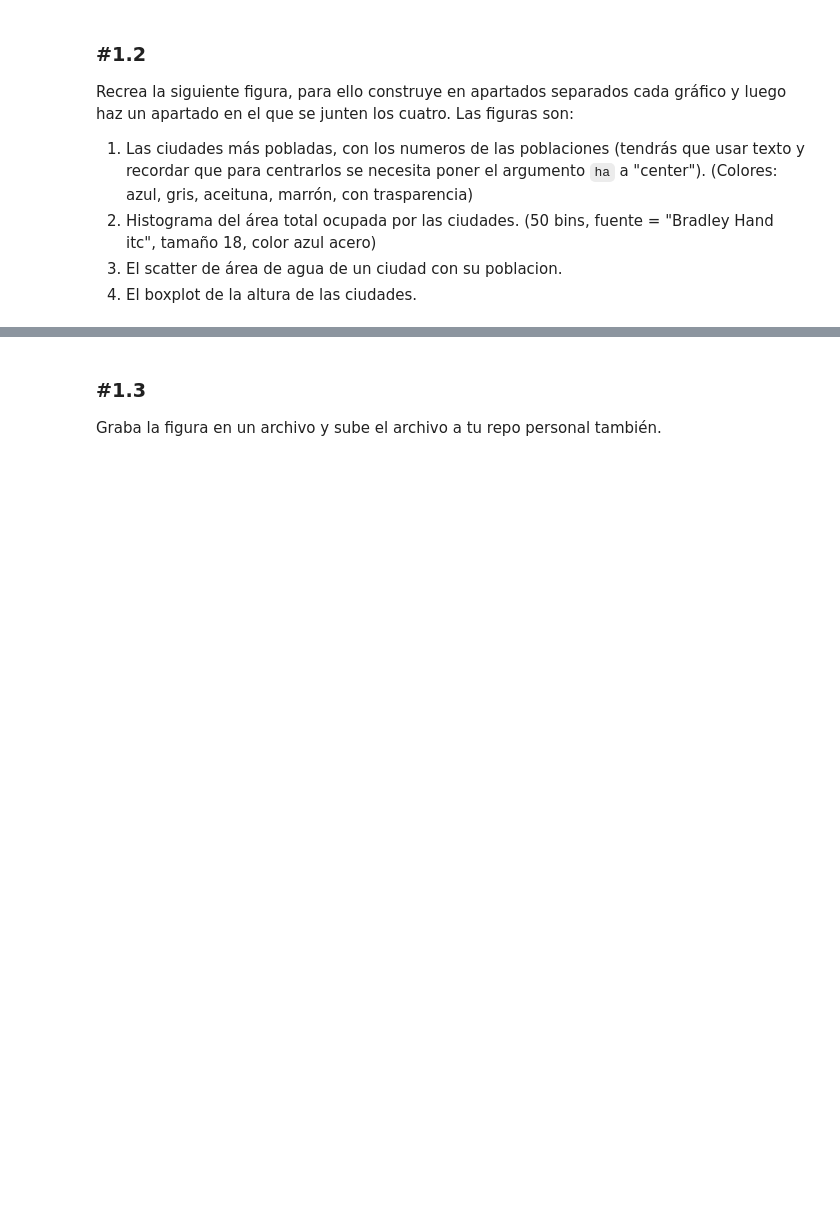
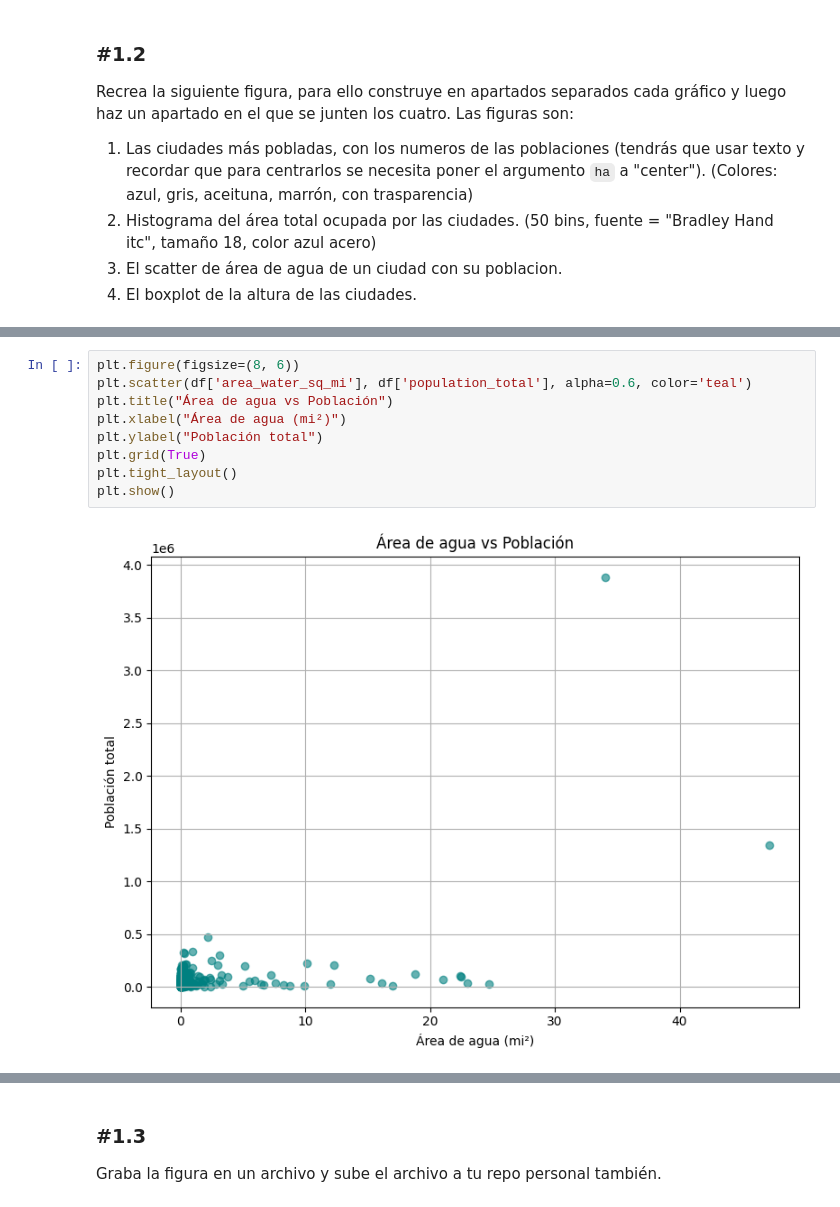
Before and after one commit to neural-insights/ONLINE_DS_THEBRIDGE_BOOTCAMP, a Jupyter notebook: 03_Analisis_de_Datos/Sprint_08/Unidad_01_Visualizacion_Basica/Practica_Obligatoria/18_Practica_Obligatoria_Visualizacion_Basica.ipynb, the cells around one changed output, grey strips where cells are left out. Saved outputs shown, nothing was run; the diff lists cells and outputs as text; blank space fills up the shorter version.

```diff
--- a/03_Analisis_de_Datos/Sprint_08/Unidad_01_Visualizacion_Basica/Practica_Obligatoria/18_Practica_Obligatoria_Visualizacion_Basica.ipynb
+++ b/03_Analisis_de_Datos/Sprint_08/Unidad_01_Visualizacion_Basica/Practica_Obligatoria/18_Practica_Obligatoria_Visualizacion_Basica.ipynb
@@ -32,0 +112,11 @@ Recrea la siguiente figura, para ello construye en apartados separados cada grá
+# %%
+plt.figure(figsize=(8, 6))
+plt.scatter(df['area_water_sq_mi'], df['population_total'], alpha=0.6, color='teal')
+plt.title("Área de agua vs Población")
+plt.xlabel("Área de agua (mi²)")
+plt.ylabel("Población total")
+plt.grid(True)
+plt.tight_layout()
+plt.show()
+# %% [output]
+[figure, added]
```
Also changed, not shown: parts of 8 cells of this notebook, 1 other file.
